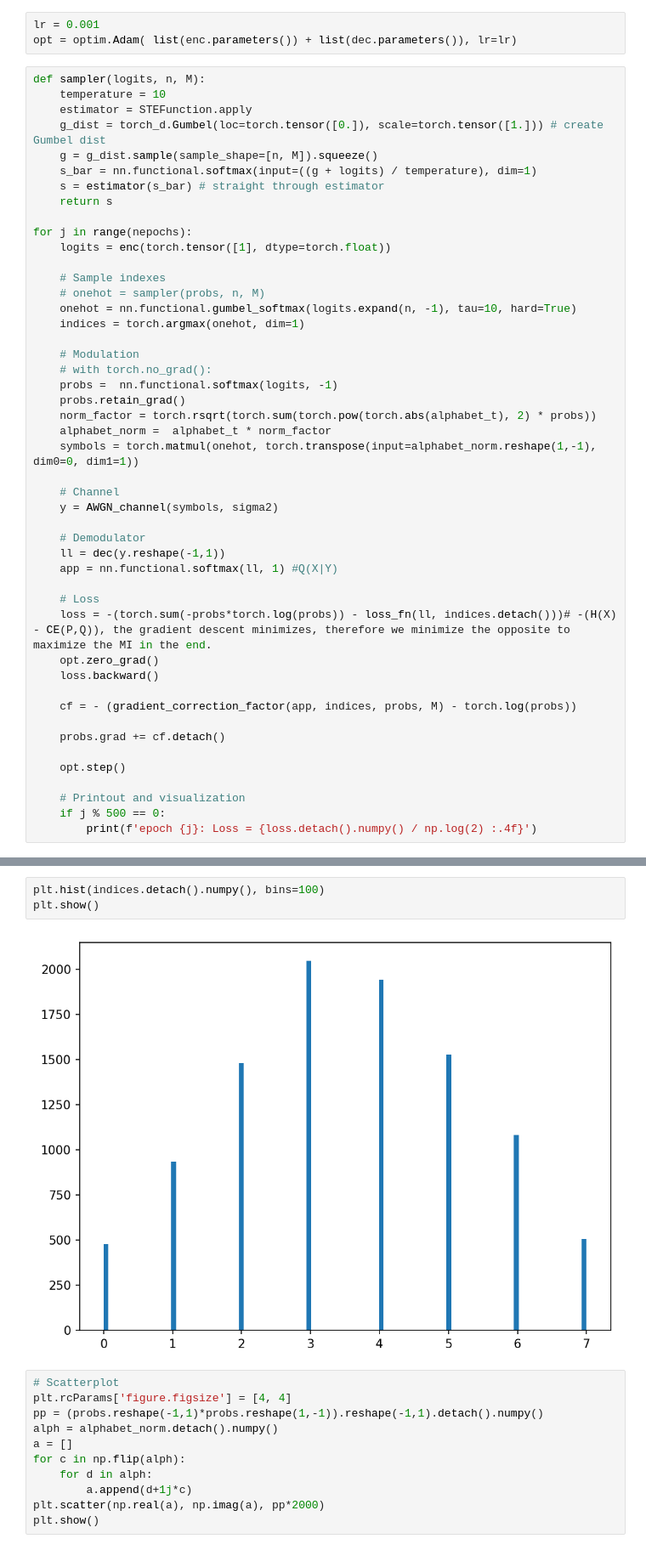
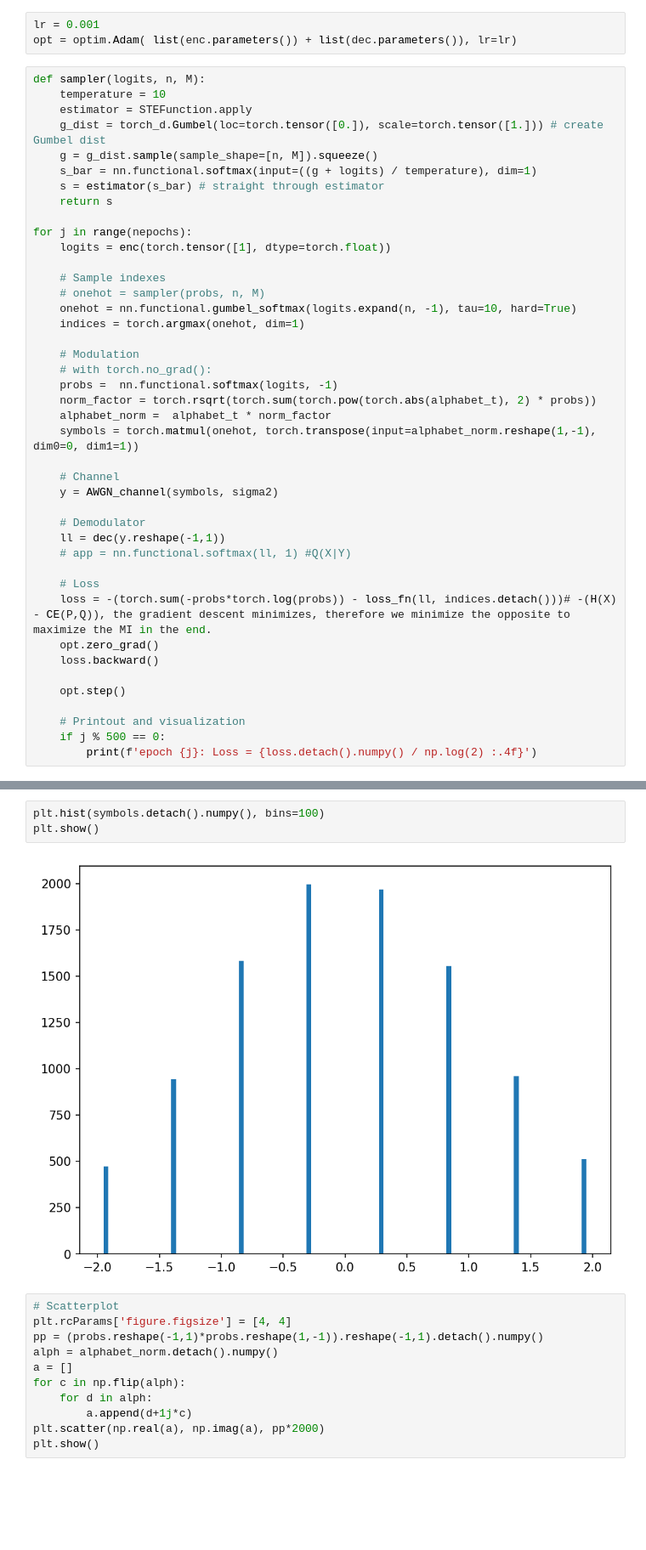
Before and after one commit to davideandres95/pcs-research-intership, a Jupyter notebook: notebooks/stark_e2e_pas_enc.ipynb, the cells around one changed output, grey strips where cells are left out. Shown at 85% size. Drawn from its saved outputs; the diff is of its cells as text; blank space fills up the shorter version.

```diff
--- a/notebooks/stark_e2e_pas_enc.ipynb
+++ b/notebooks/stark_e2e_pas_enc.ipynb
@@ -113,7 +114,6 @@ for j in range(nepochs):
     # Modulation
     # with torch.no_grad():
     probs =  nn.functional.softmax(logits, -1)
-    probs.retain_grad()
     norm_factor = torch.rsqrt(torch.sum(torch.pow(torch.abs(alphabet_t), 2) * probs))
     alphabet_norm =  alphabet_t * norm_factor
     symbols = torch.matmul(onehot, torch.transpose(input=alphabet_norm.reshape(1,-1), dim0=0, dim1=1))
@@ -123,17 +123,13 @@ for j in range(nepochs):
 
     # Demodulator
     ll = dec(y.reshape(-1,1))
-    app = nn.functional.softmax(ll, 1) #Q(X|Y)
+    # app = nn.functional.softmax(ll, 1) #Q(X|Y)
 
     # Loss
     loss = -(torch.sum(-probs*torch.log(probs)) - loss_fn(ll, indices.detach()))# -(H(X) - CE(P,Q)), the gradient descent minimizes, therefore we minimize the opposite to maximize the MI in the end.
     opt.zero_grad()
     loss.backward()
 
-    cf = - (gradient_correction_factor(app, indices, probs, M) - torch.log(probs))
-
-    probs.grad += cf.detach()
-
     opt.step()
 
     # Printout and visualization
@@ -189,8 +156,8 @@ plt.bar(alphabet_norm.detach().numpy(), probs.detach().numpy(), width = 0.125)
 # %%
-plt.hist(indices.detach().numpy(), bins=100)
+plt.hist(symbols.detach().numpy(), bins=100)
 plt.show()
 # %% [output]
-[figure, old version]
+[figure, new version]
 # %%
 # Scatterplot
 plt.rcParams['figure.figsize'] = [4, 4]
```
Also changed, not shown: parts of 11 cells of this notebook, 14 other files.
